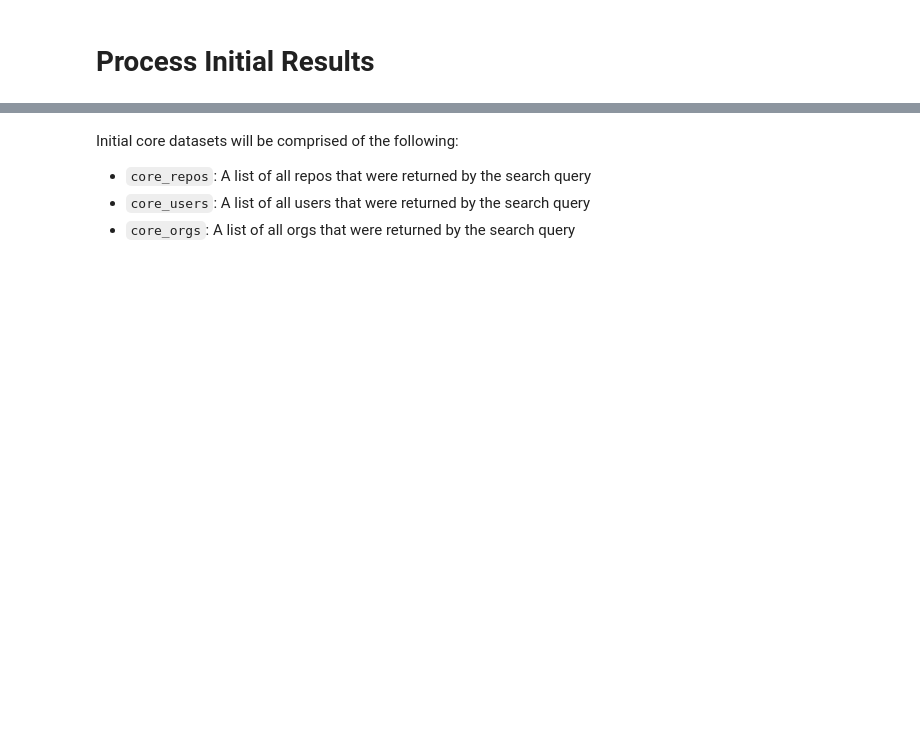
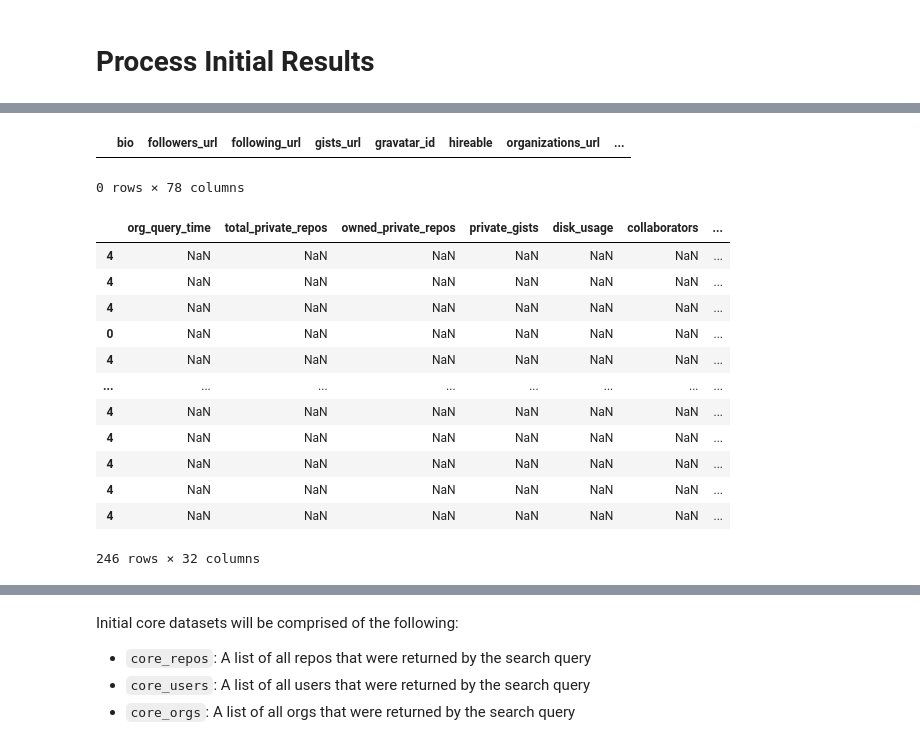
Before and after one commit to CodingDH/searching-for-DH, a Jupyter notebook: data_cleaning_notebooks/ProcessInitialResults.ipynb, the cells around one changed output, grey strips where cells are left out. Saved outputs shown, nothing was run; the diff lists cells and outputs as text; code cells hidden in the pictures; blank space fills up the shorter version.

```diff
--- a/data_cleaning_notebooks/ProcessInitialResults.ipynb
+++ b/data_cleaning_notebooks/ProcessInitialResults.ipynb
@@ -49,0 +167,11 @@ search_queries_user_df = read_csv_file(user_join_output_path)
+# %%
+user_files = os.listdir(f"{data_directory_path}/historic_data/entity_files/all_users/")
+org_files = os.listdir(f"{data_directory_path}/historic_data/entity_files/all_orgs/")
+repo_files = os.listdir(f"{data_directory_path}/historic_data/entity_files/all_repos/")
+cleaned_user_files = [f.split("_coding_dh_")[0] for f in user_files if f.endswith(".csv")]
+cleaned_org_files = [f.split("_coding_dh_")[0] for f in org_files if f.endswith(".csv")]
+cleaned_repo_files = [f.split("_coding_dh_")[0].replace("_", "/", 1) for f in repo_files if f.endswith(".csv")]
+# %%
+existing_search_user_queries_df = search_user_queries_df[search_user_queries_df.login.isin(cleaned_user_files)]
+existing_search_org_queries_df = search_org_queries_df[search_org_queries_df.login.isin(cleaned_org_files)]
+existing_search_repo_queries_df = search_repo_queries_df[search_repo_queries_df.full_name.isin(cleaned_repo_files)]
@@ -49,0 +182,8 @@ search_queries_user_df = read_csv_file(user_join_output_path)
+# %%
+finalized_user_logins = existing_search_user_queries_df.login.unique().tolist()
+finalized_org_logins = existing_search_org_queries_df.login.unique().tolist()
+finalized_repo_full_names = existing_search_repo_queries_df.full_name.unique().tolist()
+
+finalized_user_files = [f"{login}_coding_dh_user.csv" for login in finalized_user_logins]
+finalized_org_files = [f"{login}_coding_dh_org.csv" for login in finalized_org_logins]
+finalized_repo_files = [f"{full_name.replace('/', '_')}_coding_dh_repo.csv" for full_name in finalized_repo_full_names]
@@ -49,0 +194,4 @@ search_queries_user_df = read_csv_file(user_join_output_path)
+# %%
+initial_core_users = read_combine_files(f"{data_directory_path}/historic_data/entity_files/all_users/", finalized_user_files)
+initial_core_orgs = read_combine_files(f"{data_directory_path}/historic_data/entity_files/all_orgs/", finalized_org_files)
+initial_core_repos = read_combine_files(f"{data_directory_path}/historic_data/entity_files/all_repos/", finalized_repo_files)
@@ -49,0 +262,39 @@ search_queries_user_df = read_csv_file(user_join_output_path)
+# %%
+initial_core_orgs[initial_core_orgs.disk_usage.notna()]
+# %% [output]
+|  | bio | followers_url | following_url | gists_url | gravatar_id | hireable | organizations_url | ... |
+0 rows × 78 columns
+# %%
+initial_core_orgs[['org_query_time', 'total_private_repos', 'owned_private_repos',
+       'private_gists', 'disk_usage', 'collaborators', 'billing_email',
+       'default_repository_permission', 'members_can_create_repositories',
+       'two_factor_requirement_enabled',
+       'members_allowed_repository_creation_type',
+       'members_can_create_public_repositories',
+       'members_can_create_private_repositories',
+       'members_can_create_internal_repositories', 'members_can_create_pages',
+       'members_can_fork_private_repositories', 'web_commit_signoff_required',
+       'members_can_create_public_pages', 'members_can_create_private_pages',
+       'plan.name', 'plan.space', 'plan.private_repos', 'plan.filled_seats',
+       'plan.seats', 'advanced_security_enabled_for_new_repositories',
+       'dependabot_alerts_enabled_for_new_repositories',
+       'dependabot_security_updates_enabled_for_new_repositories',
+       'dependency_graph_enabled_for_new_repositories',
+       'secret_scanning_enabled_for_new_repositories',
+       'secret_scanning_push_protection_enabled_for_new_repositories',
+       'secret_scanning_push_protection_custom_link_enabled',
+       'secret_scanning_push_protection_custom_link']]
+# %% [output]
+|  | org_query_time | total_private_repos | owned_private_repos | private_gists | disk_usage | collaborators | ... |
+| 4 | NaN | NaN | NaN | NaN | NaN | NaN | ... |
+| 4 | NaN | NaN | NaN | NaN | NaN | NaN | ... |
+| 4 | NaN | NaN | NaN | NaN | NaN | NaN | ... |
+| 0 | NaN | NaN | NaN | NaN | NaN | NaN | ... |
+| 4 | NaN | NaN | NaN | NaN | NaN | NaN | ... |
+| ... | ... | ... | ... | ... | ... | ... | ... |
+| 4 | NaN | NaN | NaN | NaN | NaN | NaN | ... |
+| 4 | NaN | NaN | NaN | NaN | NaN | NaN | ... |
+| 4 | NaN | NaN | NaN | NaN | NaN | NaN | ... |
+| 4 | NaN | NaN | NaN | NaN | NaN | NaN | ... |
+| 4 | NaN | NaN | NaN | NaN | NaN | NaN | ... |
+246 rows × 32 columns
```
Also changed, not shown: parts of 40 cells of this notebook, 5 other files.
